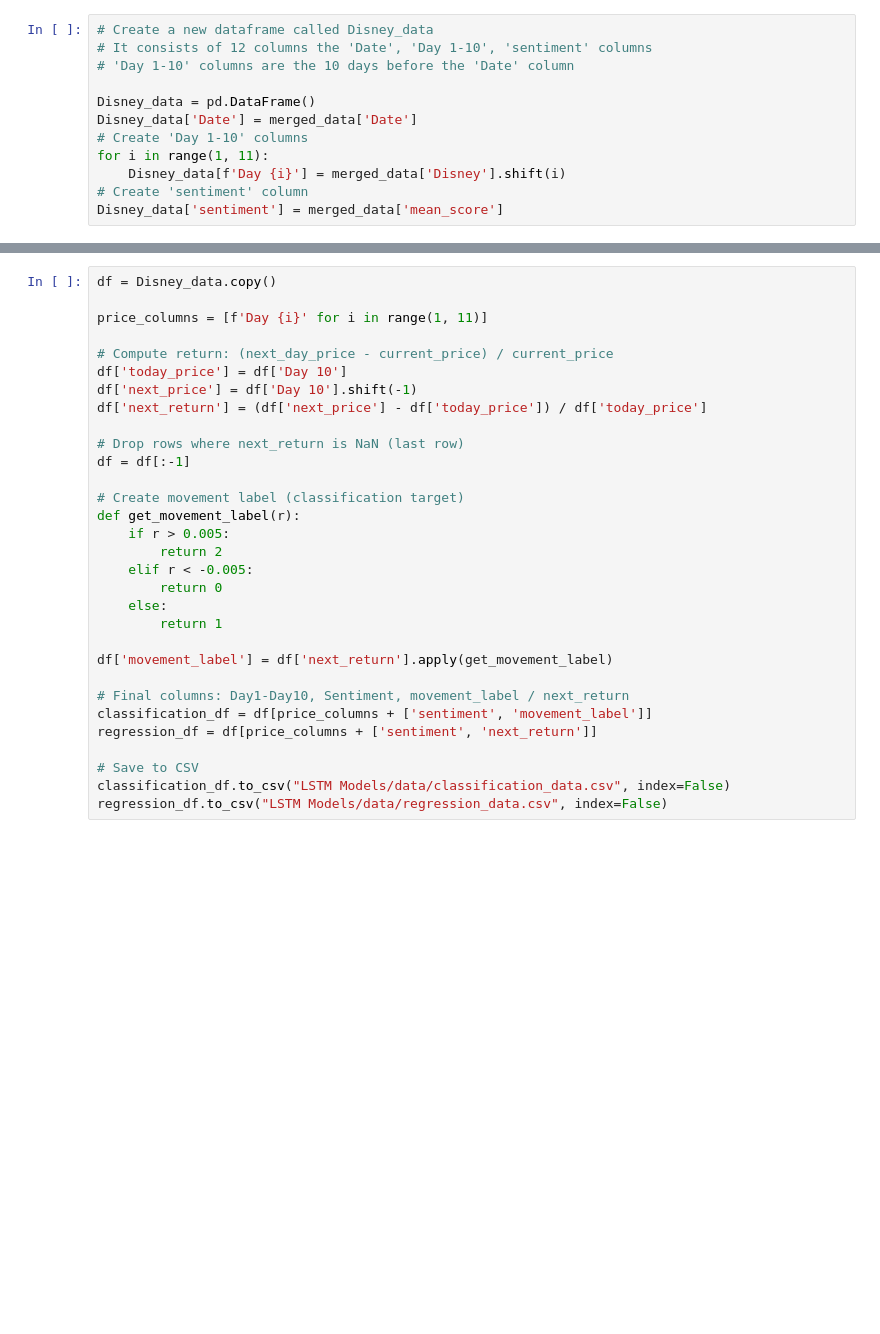
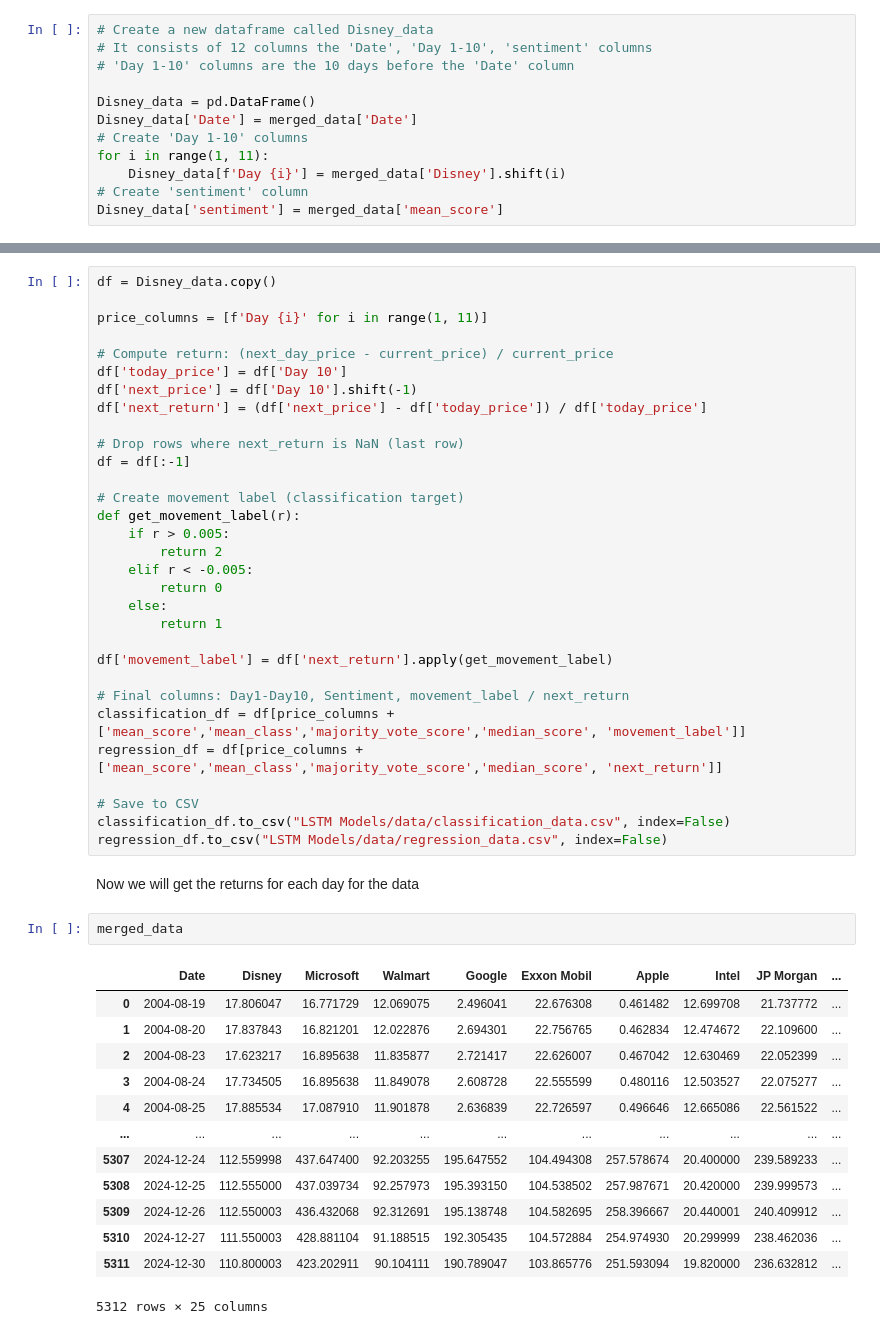
Before and after one commit to mrpink3/Financial-Crystal-Ball, a Jupyter notebook: data_processing_for_lstm.ipynb, the cells around one changed output, grey strips where cells are left out. Drawn from its saved outputs; the diff is of its cells as text; blank space fills up the shorter version.

```diff
--- a/data_processing_for_lstm.ipynb
+++ b/data_processing_for_lstm.ipynb
@@ -88,9 +93,27 @@ def get_movement_label(r):
 df['movement_label'] = df['next_return'].apply(get_movement_label)
 
 # Final columns: Day1-Day10, Sentiment, movement_label / next_return
-classification_df = df[price_columns + ['sentiment', 'movement_label']]
-regression_df = df[price_columns + ['sentiment', 'next_return']]
+classification_df = df[price_columns + ['mean_score','mean_class','majority_vote_score','median_score', 'movement_label']]
+regression_df = df[price_columns + ['mean_score','mean_class','majority_vote_score','median_score', 'next_return']]
 
 # Save to CSV
 classification_df.to_csv("LSTM Models/data/classification_data.csv", index=False)
 regression_df.to_csv("LSTM Models/data/regression_data.csv", index=False)
+# %% [markdown]
+Now we will get the returns for each day for the data
+# %%
+merged_data
+# %% [output]
+|  | Date | Disney | Microsoft | Walmart | Google | Exxon Mobil | Apple | Intel | JP Morgan | ... |
+| 0 | 2004-08-19 | 17.806047 | 16.771729 | 12.069075 | 2.496041 | 22.676308 | 0.461482 | 12.699708 | 21.737772 | ... |
+| 1 | 2004-08-20 | 17.837843 | 16.821201 | 12.022876 | 2.694301 | 22.756765 | 0.462834 | 12.474672 | 22.109600 | ... |
+| 2 | 2004-08-23 | 17.623217 | 16.895638 | 11.835877 | 2.721417 | 22.626007 | 0.467042 | 12.630469 | 22.052399 | ... |
+| 3 | 2004-08-24 | 17.734505 | 16.895638 | 11.849078 | 2.608728 | 22.555599 | 0.480116 | 12.503527 | 22.075277 | ... |
+| 4 | 2004-08-25 | 17.885534 | 17.087910 | 11.901878 | 2.636839 | 22.726597 | 0.496646 | 12.665086 | 22.561522 | ... |
+| ... | ... | ... | ... | ... | ... | ... | ... | ... | ... | ... |
+| 5307 | 2024-12-24 | 112.559998 | 437.647400 | 92.203255 | 195.647552 | 104.494308 | 257.578674 | 20.400000 | 239.589233 | ... |
+| 5308 | 2024-12-25 | 112.555000 | 437.039734 | 92.257973 | 195.393150 | 104.538502 | 257.987671 | 20.420000 | 239.999573 | ... |
+| 5309 | 2024-12-26 | 112.550003 | 436.432068 | 92.312691 | 195.138748 | 104.582695 | 258.396667 | 20.440001 | 240.409912 | ... |
+| 5310 | 2024-12-27 | 111.550003 | 428.881104 | 91.188515 | 192.305435 | 104.572884 | 254.974930 | 20.299999 | 238.462036 | ... |
+| 5311 | 2024-12-30 | 110.800003 | 423.202911 | 90.104111 | 190.789047 | 103.865776 | 251.593094 | 19.820000 | 236.632812 | ... |
+5312 rows × 25 columns
```
Also changed, not shown: parts of 5 cells of this notebook, 8 other files.
